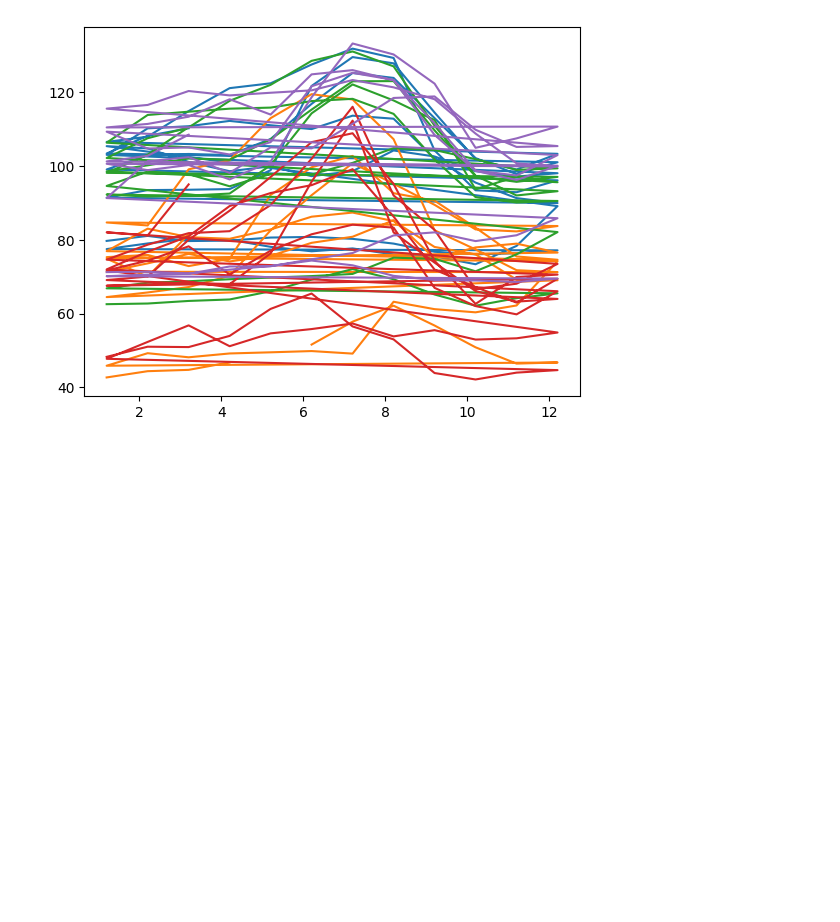
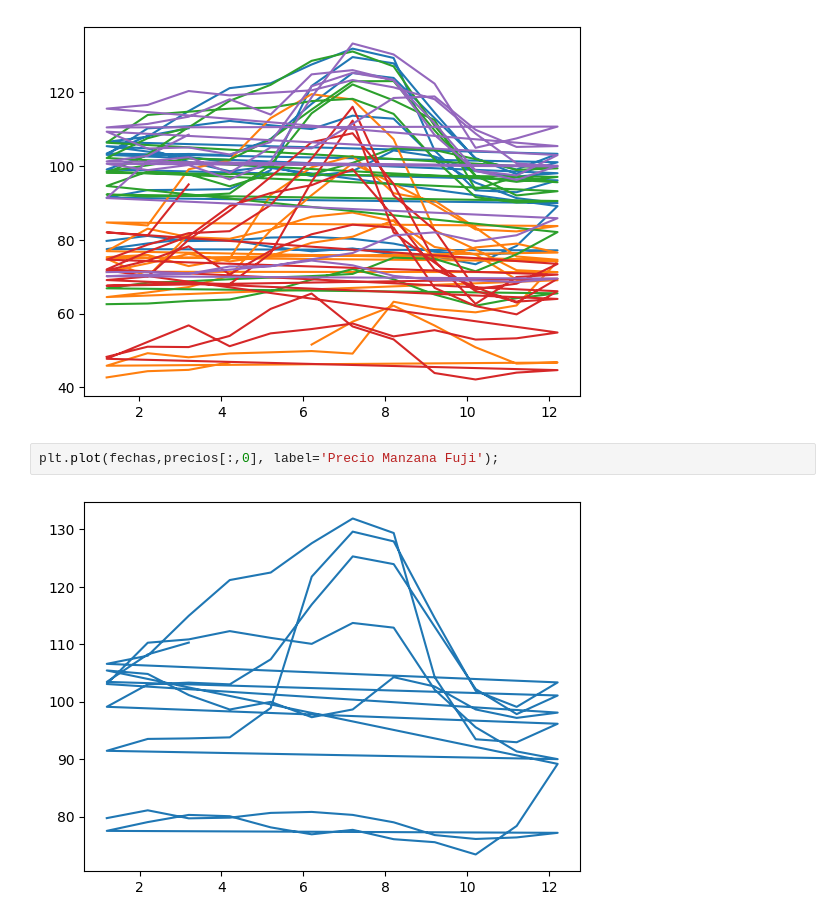
Before and after one commit to LejImkoaj/numpy-analisis-con-python, a Jupyter notebook: numpy.ipynb, the cells around one changed output. Cells and saved outputs as stored; diff of their text form; blank space fills up the shorter version.

```diff
--- a/numpy.ipynb
+++ b/numpy.ipynb
@@ -123,3 +123,7 @@ import matplotlib.pyplot as plt
 plt.plot(fechas,precios);
 # %% [output]
 [figure]
+# %%
+plt.plot(fechas,precios[:,0], label='Precio Manzana Fuji');
+# %% [output]
+[figure, added]
```
Also changed, not shown: parts of 4 cells of this notebook, 1 other file.
